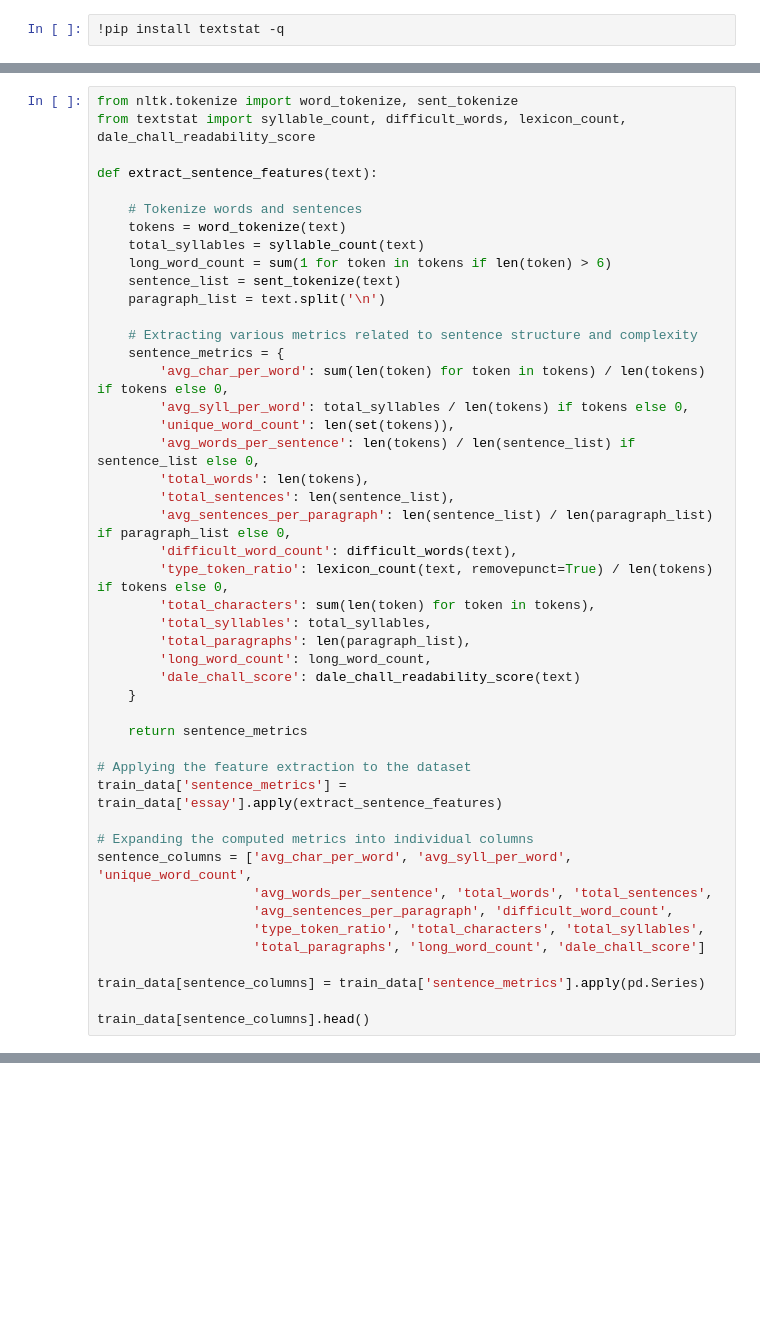
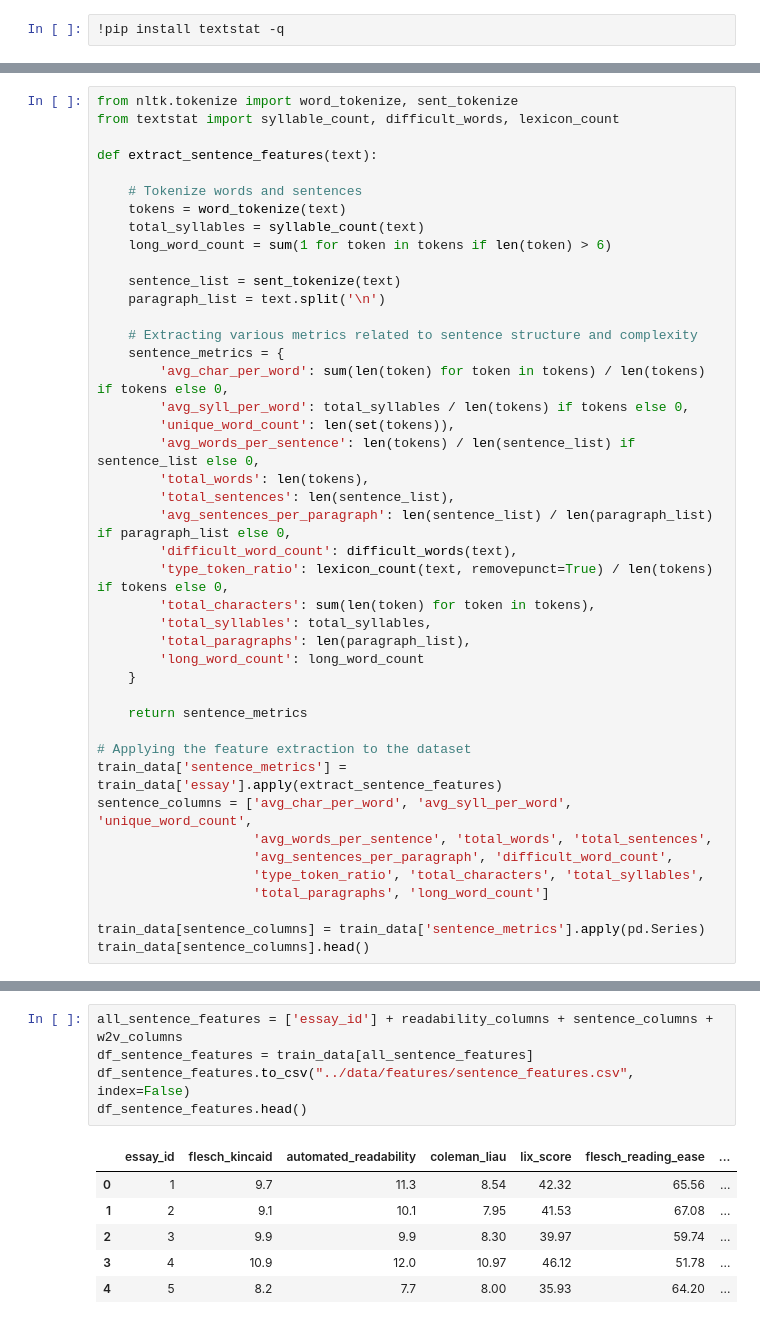
Before and after one commit to chmuneebshan/Automated-Grading-of-Exam-Papers-Using-Fusion-based-LSTM-Architecture, a Jupyter notebook: Code/Feature Engineering.ipynb, the cells around one changed output, grey strips where cells are left out. Cells and saved outputs as stored; diff of their text form; blank space fills up the shorter version.

```diff
--- a/Code/Feature Engineering.ipynb
+++ b/Code/Feature Engineering.ipynb
@@ -243,6 +265,6 @@ train_data[readability_columns].head()
 # %%
 from nltk.tokenize import word_tokenize, sent_tokenize
-from textstat import syllable_count, difficult_words, lexicon_count, dale_chall_readability_score
+from textstat import syllable_count, difficult_words, lexicon_count
 
 def extract_sentence_features(text):
 
@@ -250,6 +272,7 @@ def extract_sentence_features(text):
     tokens = word_tokenize(text)
     total_syllables = syllable_count(text)
     long_word_count = sum(1 for token in tokens if len(token) > 6)
+
     sentence_list = sent_tokenize(text)
     paragraph_list = text.split('\n')
 
@@ -267,22 +290,18 @@ def extract_sentence_features(text):
         'total_characters': sum(len(token) for token in tokens),
         'total_syllables': total_syllables,
         'total_paragraphs': len(paragraph_list),
-        'long_word_count': long_word_count,
-        'dale_chall_score': dale_chall_readability_score(text)
+        'long_word_count': long_word_count
     }
 
     return sentence_metrics
 
 # Applying the feature extraction to the dataset
 train_data['sentence_metrics'] = train_data['essay'].apply(extract_sentence_features)
-
-# Expanding the computed metrics into individual columns
 sentence_columns = ['avg_char_per_word', 'avg_syll_per_word', 'unique_word_count',
                     'avg_words_per_sentence', 'total_words', 'total_sentences',
                     'avg_sentences_per_paragraph', 'difficult_word_count',
                     'type_token_ratio', 'total_characters', 'total_syllables',
-                    'total_paragraphs', 'long_word_count', 'dale_chall_score']
+                    'total_paragraphs', 'long_word_count']
 
 train_data[sentence_columns] = train_data['sentence_metrics'].apply(pd.Series)
-
 train_data[sentence_columns].head()
@@ -301,0 +384,12 @@ combined_features_df.head()
+# %%
+all_sentence_features = ['essay_id'] + readability_columns + sentence_columns + w2v_columns
+df_sentence_features = train_data[all_sentence_features]
+df_sentence_features.to_csv("../data/features/sentence_features.csv", index=False)
+df_sentence_features.head()
+# %% [output]
+|  | essay_id | flesch_kincaid | automated_readability | coleman_liau | lix_score | flesch_reading_ease | ... |
+| 0 | 1 | 9.7 | 11.3 | 8.54 | 42.32 | 65.56 | ... |
+| 1 | 2 | 9.1 | 10.1 | 7.95 | 41.53 | 67.08 | ... |
+| 2 | 3 | 9.9 | 9.9 | 8.30 | 39.97 | 59.74 | ... |
+| 3 | 4 | 10.9 | 12.0 | 10.97 | 46.12 | 51.78 | ... |
+| 4 | 5 | 8.2 | 7.7 | 8.00 | 35.93 | 64.20 | ... |
```
Also changed, not shown: parts of 18 cells of this notebook.
